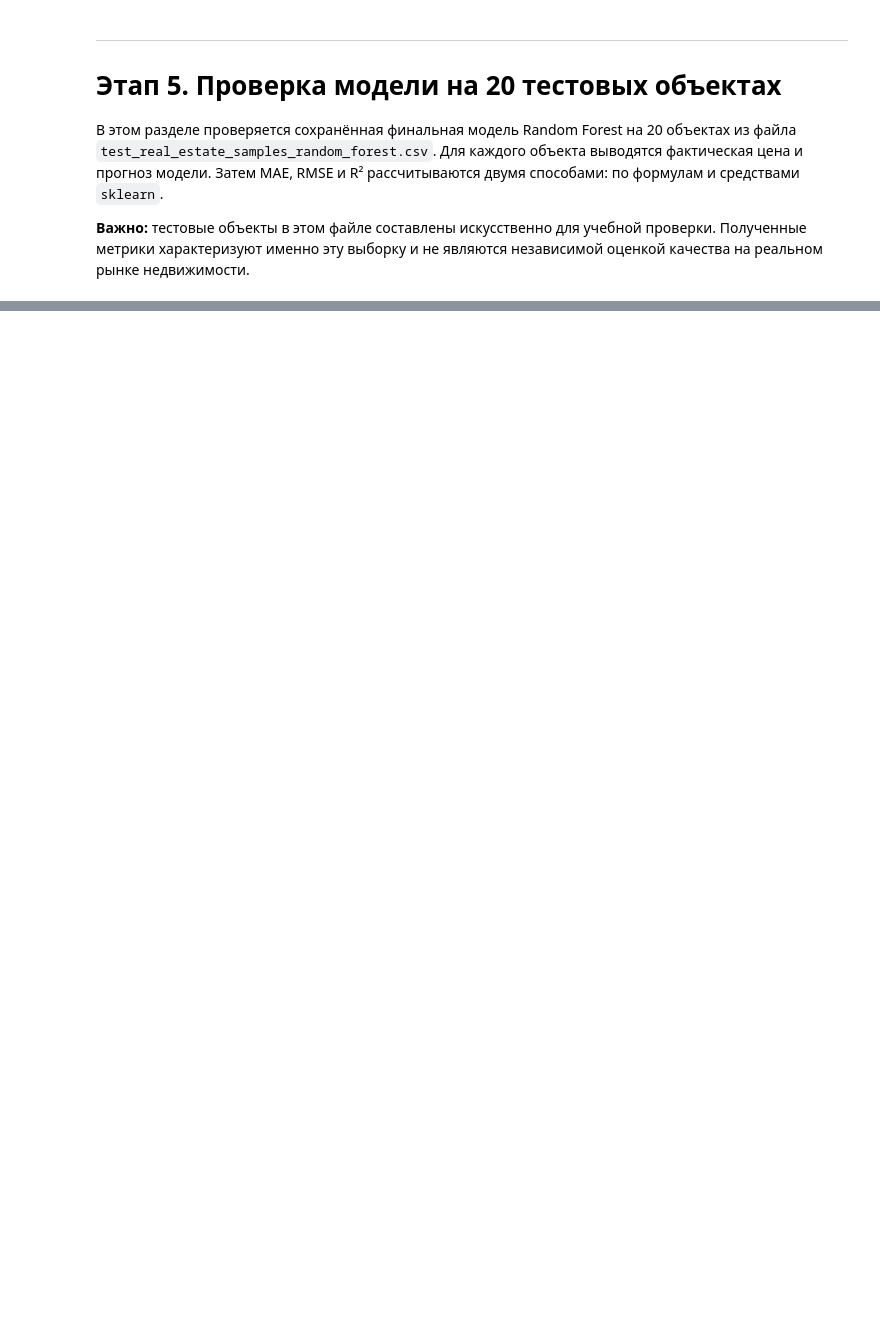
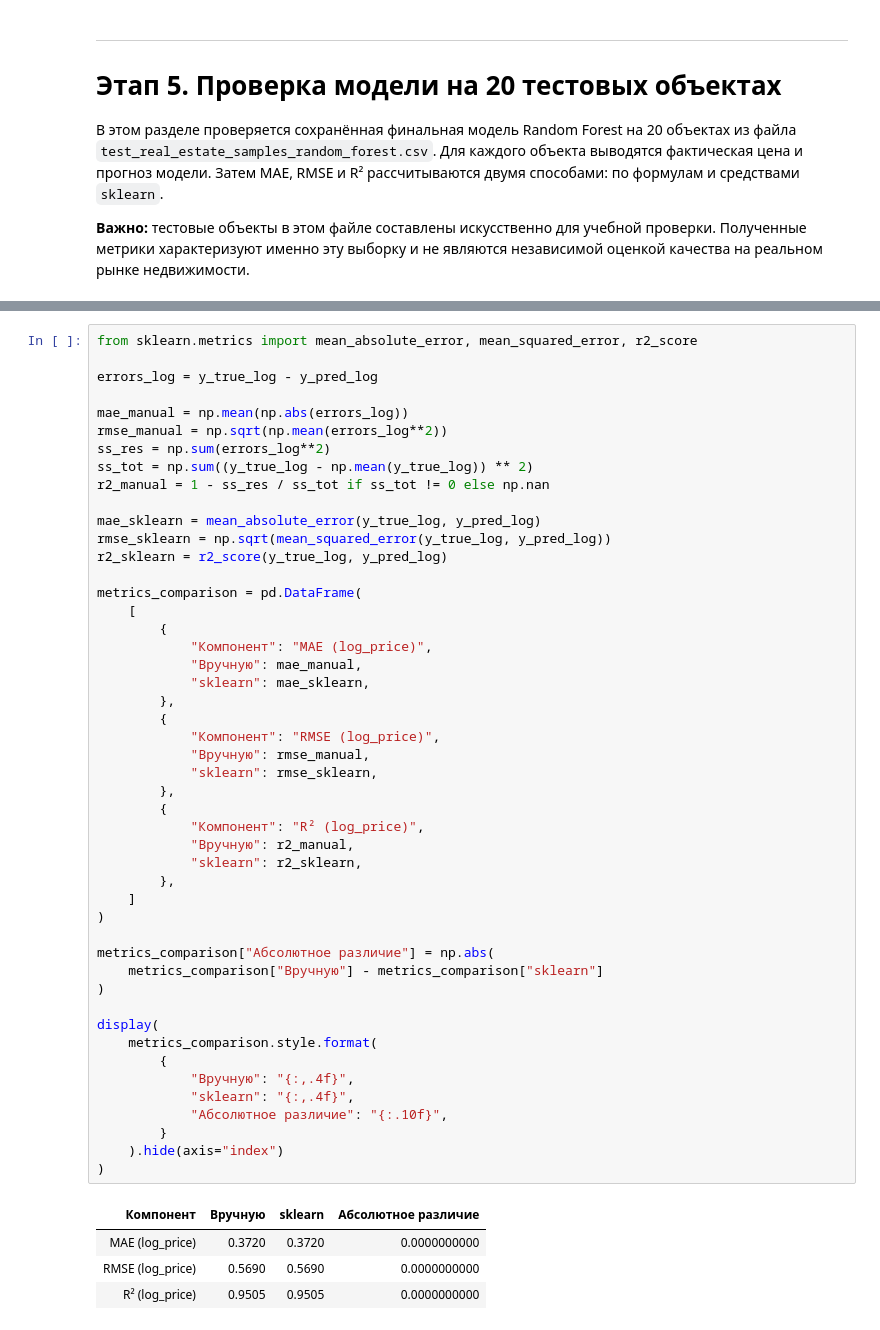
Before and after one commit to disputes321-maker/turkishairlines, a Jupyter notebook: sovm_final_random_forest_with_test.ipynb, the cells around one changed output, grey strips where cells are left out. Drawn from its saved outputs; the diff is of its cells as text; blank space fills up the shorter version.

```diff
--- a/sovm_final_random_forest_with_test.ipynb
+++ b/sovm_final_random_forest_with_test.ipynb
@@ -1468 +1519,54 @@ display(metrics_comparison.style.format({
+# %%
+from sklearn.metrics import mean_absolute_error, mean_squared_error, r2_score
+
+errors_log = y_true_log - y_pred_log
+
+mae_manual = np.mean(np.abs(errors_log))
+rmse_manual = np.sqrt(np.mean(errors_log**2))
+ss_res = np.sum(errors_log**2)
+ss_tot = np.sum((y_true_log - np.mean(y_true_log)) ** 2)
+r2_manual = 1 - ss_res / ss_tot if ss_tot != 0 else np.nan
+
+mae_sklearn = mean_absolute_error(y_true_log, y_pred_log)
+rmse_sklearn = np.sqrt(mean_squared_error(y_true_log, y_pred_log))
+r2_sklearn = r2_score(y_true_log, y_pred_log)
+
+metrics_comparison = pd.DataFrame(
+    [
+        {
+            "Компонент": "MAE (log_price)",
+            "Вручную": mae_manual,
+            "sklearn": mae_sklearn,
+        },
+        {
+            "Компонент": "RMSE (log_price)",
+            "Вручную": rmse_manual,
+            "sklearn": rmse_sklearn,
+        },
+        {
+            "Компонент": "R² (log_price)",
+            "Вручную": r2_manual,
+            "sklearn": r2_sklearn,
+        },
+    ]
+)
+
+metrics_comparison["Абсолютное различие"] = np.abs(
+    metrics_comparison["Вручную"] - metrics_comparison["sklearn"]
+)
+
+display(
+    metrics_comparison.style.format(
+        {
+            "Вручную": "{:,.4f}",
+            "sklearn": "{:,.4f}",
+            "Абсолютное различие": "{:.10f}",
+        }
+    ).hide(axis="index")
+)
+# %% [output]
+| Компонент | Вручную | sklearn | Абсолютное различие |
+| MAE (log_price) | 0.3720 | 0.3720 | 0.0000000000 |
+| RMSE (log_price) | 0.5690 | 0.5690 | 0.0000000000 |
+| R² (log_price) | 0.9505 | 0.9505 | 0.0000000000 |
 # %% [markdown]
```
Also changed, not shown: parts of 18 cells of this notebook.
